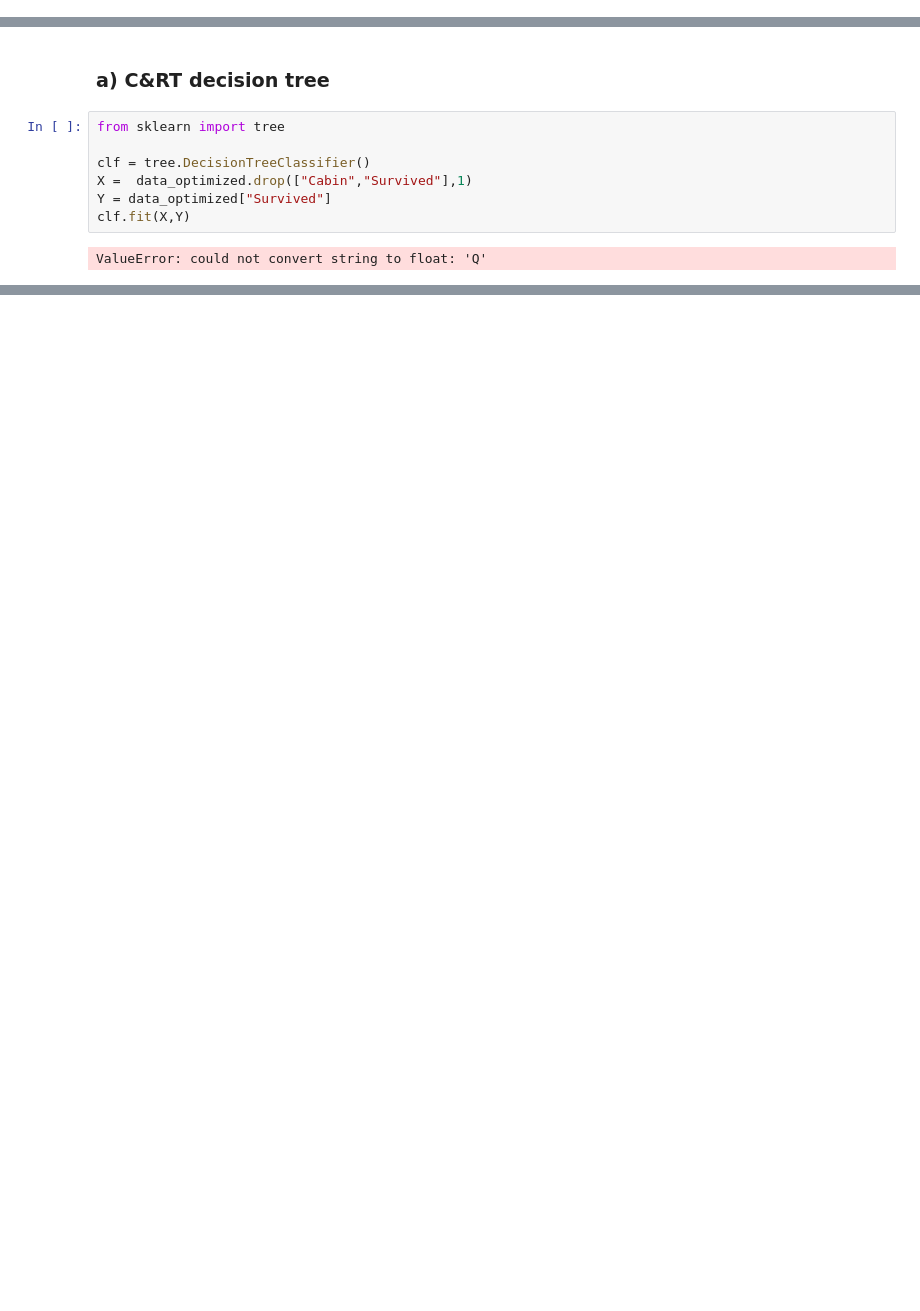
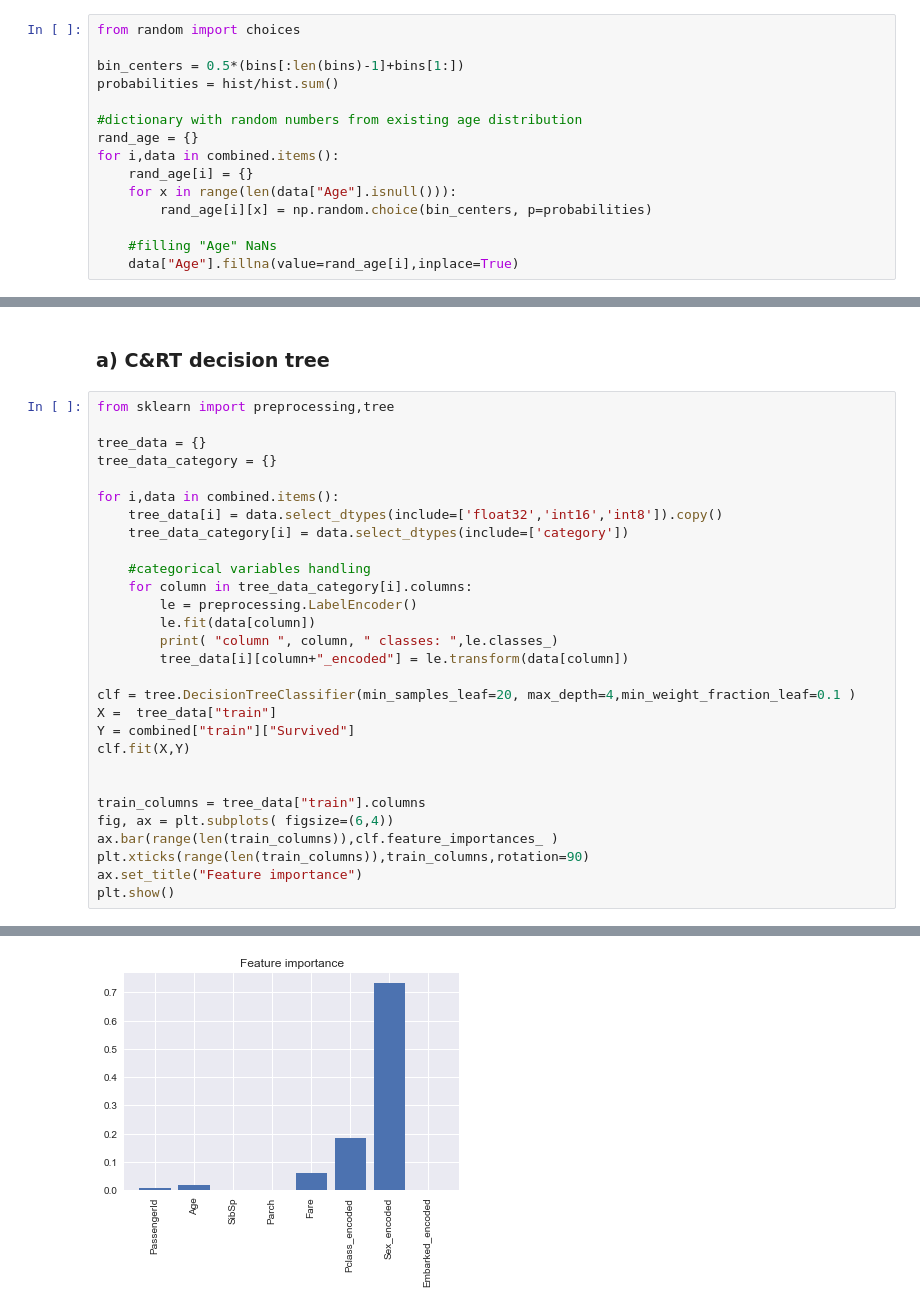
Before and after one commit to mknorps/DataScience-Projects, a Jupyter notebook: Titanic_meets_decision_Trees.ipynb, the cells around one changed output, grey strips where cells are left out. Cells and saved outputs as stored; diff of their text form; blank space fills up the shorter version.

Commit message:
Decision tree works :)

```diff
--- a/Titanic_meets_decision_Trees.ipynb
+++ b/Titanic_meets_decision_Trees.ipynb
@@ -218 +266,16 @@ Gender is a key factor insurvival rate.
+# %%
+from random import choices
+
+bin_centers = 0.5*(bins[:len(bins)-1]+bins[1:])
+probabilities = hist/hist.sum()
+
+#dictionary with random numbers from existing age distribution
+rand_age = {}
+for i,data in combined.items():
+    rand_age[i] = {}
+    for x in range(len(data["Age"].isnull())):
+        rand_age[i][x] = np.random.choice(bin_centers, p=probabilities)
+
+    #filling "Age" NaNs
+    data["Age"].fillna(value=rand_age[i],inplace=True)
 # %% [markdown]
@@ -222,9 +285,30 @@ Gender is a key factor insurvival rate.
-# %%
-from sklearn import tree
-
-clf = tree.DecisionTreeClassifier()
-X =  data_optimized.drop(["Cabin","Survived"],1)
-Y = data_optimized["Survived"]
-clf.fit(X,Y)
-# %% [output]
-ValueError: could not convert string to float: 'Q'
+# %%
+from sklearn import preprocessing,tree
+
+tree_data = {}
+tree_data_category = {}
+
+for i,data in combined.items():
+    tree_data[i] = data.select_dtypes(include=['float32','int16','int8']).copy()
+    tree_data_category[i] = data.select_dtypes(include=['category'])
+
+    #categorical variables handling
+    for column in tree_data_category[i].columns:
+        le = preprocessing.LabelEncoder()
+        le.fit(data[column])
+        print( "column ", column, " classes: ",le.classes_)
+        tree_data[i][column+"_encoded"] = le.transform(data[column])
+
+clf = tree.DecisionTreeClassifier(min_samples_leaf=20, max_depth=4,min_weight_fraction_leaf=0.1 )
+X =  tree_data["train"]
+Y = combined["train"]["Survived"]
+clf.fit(X,Y)
+
+
+train_columns = tree_data["train"].columns
+fig, ax = plt.subplots( figsize=(6,4))
+ax.bar(range(len(train_columns)),clf.feature_importances_ )
+plt.xticks(range(len(train_columns)),train_columns,rotation=90)
+ax.set_title("Feature importance")
+plt.show()
+# %% [output]
@@ -230,0 +321 @@ ValueError: could not convert string to float: 'Q'
+[figure, added]
```
Also changed, not shown: parts of 17 cells of this notebook.
